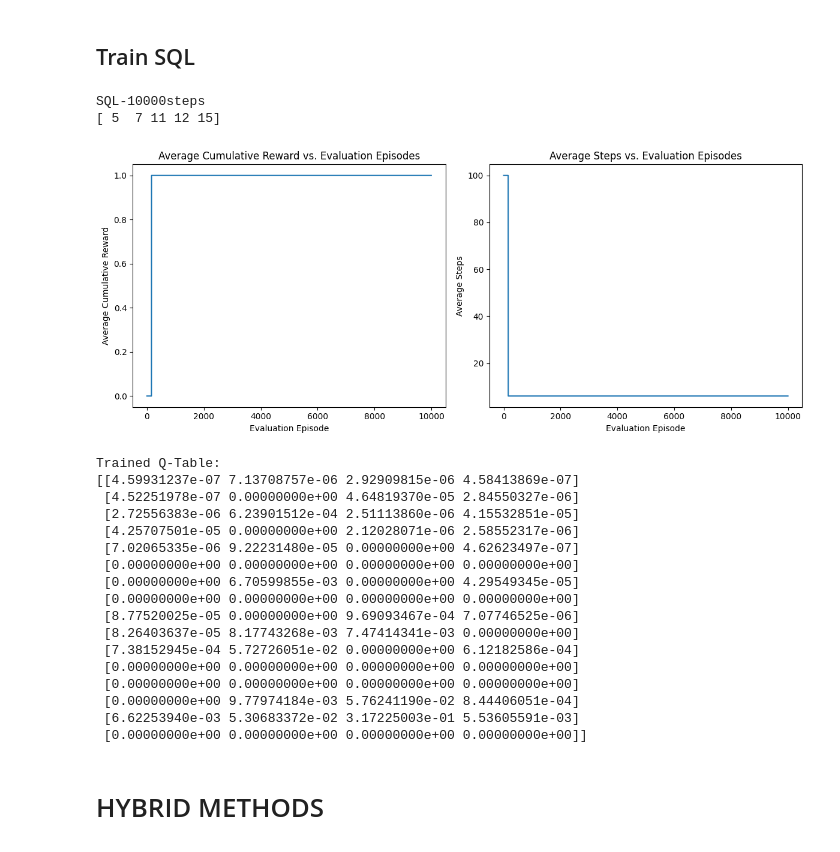
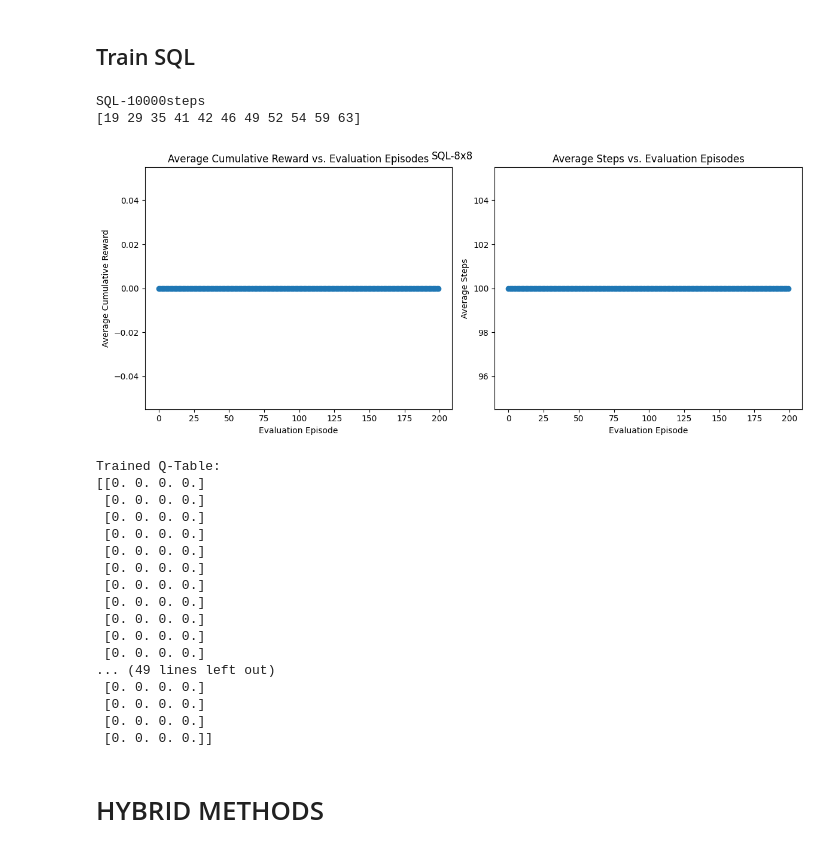
Before and after one commit to mahtabbm/RL_playground, a Jupyter notebook: frozenlake_variants.ipynb, the cells around one changed output. Saved outputs shown, nothing was run; the diff lists cells and outputs as text; code cells hidden in the pictures.

```diff
--- a/frozenlake_variants.ipynb
+++ b/frozenlake_variants.ipynb
@@ -190,7 +209,7 @@ def train_q_learing(
 # %%
 # Train the agent using Standard Q learning
-q_table, rewards, lengths = train_q_learing(env, episodes=10000, eval_episodes=1000, eval_every=1000)
-_plot_evaluation(rewards, lengths)
+q_table, rewards, lengths = train_q_learing(env, episodes=10000, eval_episodes=1, eval_every=50)
+_plot_evaluation(rewards, lengths, title="Q-learning FL8x8")
 print(q_table)
 # visualize_frozen_lake(q_table)
 # %% [output]
@@ -219,9 +241,9 @@ def train_double_q_learning(
     env: gym.Env,
     alpha: float = 0.1,
     gamma: float = 0.99,
-    initial_epsilon: float = 1.0,
-    min_epsilon: float = 0.1,
-    epsilon_decay: float = 0.995,
+    initial_epsilon: float = 0.999,
+    min_epsilon: float = 0.01,
+    epsilon_decay: float = 0.9999,
     episodes: int = 20000,
     eval_every: int = 100,
     eval_episodes: int = 20,
@@ -264,12 +286,12 @@ def train_double_q_learning(
     epsilon = initial_epsilon
     rewards, lengths = [], []
     env.reset(seed=1234)
-    max_steps = 99
+    max_steps = 1000
+    first = True
 
     for episode in range(episodes):
         state = env.reset()[0]
         done = False
-        truncated = False
         total_reward, steps = 0, 0
         broke = False
 
@@ -286,13 +308,16 @@ def train_double_q_learning(
                 q_table_a[state, action] += alpha * (
                     td_target - q_table_a[state, action]
                 )
+                if q_table_a[state, action]:
+                    print(q_table_a[state, action])
             else:
                 best_next_action = np.argmax(q_table_b[next_state, :])
                 td_target = reward + gamma * q_table_a[next_state, best_next_action]
                 q_table_b[state, action] += alpha * (
                     td_target - q_table_b[state, action]
                 )
-
+                if q_table_b[state, action]:
+                    print(q_table_b[state, action])
             total_reward += reward
             steps += 1
             state = next_state
@@ -305,6 +330,10 @@ def train_double_q_learning(
             avg_reward, avg_length = evaluate_policy(
                 env, q_table_a + q_table_b, eval_episodes
             )
+            if first and avg_reward:
+                first = False
+                print("The first episode reached to 1 is ", episode)
+                print("The length is ", avg_length)
             rewards.append(avg_reward)
             lengths.append(avg_length)
 
@@ -312,8 +341,8 @@ def train_double_q_learning(
     return q_table_a, q_table_b, rewards, lengths
 # %%
 # Train the agent using Double Q learning
-q_table_a, q_table_b, rewards, lengths = train_double_q_learning(env, episodes=10000, eval_episodes=1000, eval_every=1000)
-_plot_evaluation(rewards, lengths)
+q_table_a, q_table_b, rewards, lengths = train_double_q_learning(env, episodes=1000, eval_episodes=1, eval_every=100)
+_plot_evaluation(rewards, lengths, title="DQL-FL8x8")
 print(q_table_a)
 # visualize_frozen_lake_double(q_table_a, q_table_b)
 print("Trained Q-Table:")
@@ -379,6 +410,7 @@ def asynchronous_speedy_q_learning(
     frozen_lake_binary = np.array(( (lake_map != b'H') & (lake_map != b'G')).astype(int).flatten())
     # print(frozen_lake_binary)
     hole_indeces = np.where(frozen_lake_binary==0)[0]
+    first = True
     print(hole_indeces)
     while t <= total_time_steps:
         action = epsilon_greedy_policy(Q_k, state, epsilon)
@@ -398,8 +430,8 @@ def asynchronous_speedy_q_learning(
         Q_k_plus_1 = (1 - alpha) * Q_k[state, action] + alpha * (k * T_kQ_k - (k-1) * T_kQ_k_minus_1)
 
         # Update Q-table references
-        Q_k_minus_1 = Q_k
-        Q_k[state, action] = Q_k_plus_1
+        Q_k_minus_1 = np.copy(Q_k)
+        Q_k[state, action] = np.copy(Q_k_plus_1)
         total_reward += reward
         steps += 1
         # Move to next state
@@ -422,6 +454,10 @@ def asynchronous_speedy_q_learning(
             total_reward, steps = 0, 0
         if (t + 1) % eval_every == 0:
             avg_reward, avg_length = evaluate_policy(env, Q_k, eval_episodes)
+            if first and avg_reward:
+                first = False
+                print("The first total_time_steps reached to 1 is ", t)
+                print("The length is  ", avg_length)
             rewards.append(avg_reward)
             lengths.append(avg_length)
 
@@ -429,32 +465,32 @@ def asynchronous_speedy_q_learning(
 # %%
 # Train the agent using Speedy Q Learning
 print("SQL-10000steps")
-q_table, rewards, lengths = asynchronous_speedy_q_learning(env, total_time_steps=100000, eval_episodes=10, eval_every=10)
-_plot_evaluation(rewards, lengths)
+q_table, rewards, lengths = asynchronous_speedy_q_learning(env, total_time_steps=10000, eval_episodes=1, eval_every=50)
+_plot_evaluation(rewards, lengths, "SQL-8x8")
 # # visualize_frozen_lake(q_table)
 print("Trained Q-Table:")
 print(q_table)
 # %% [output]
 SQL-10000steps
-[ 5  7 11 12 15]
+[19 29 35 41 42 46 49 52 54 59 63]
-[figure, old version]
+[figure, new version]
 Trained Q-Table:
-[[4.59931237e-07 7.13708757e-06 2.92909815e-06 4.58413869e-07]
- [4.52251978e-07 0.00000000e+00 4.64819370e-05 2.84550327e-06]
- [2.72556383e-06 6.23901512e-04 2.51113860e-06 4.15532851e-05]
- [4.25707501e-05 0.00000000e+00 2.12028071e-06 2.58552317e-06]
- [7.02065335e-06 9.22231480e-05 0.00000000e+00 4.62623497e-07]
- [0.00000000e+00 0.00000000e+00 0.00000000e+00 0.00000000e+00]
- [0.00000000e+00 6.70599855e-03 0.00000000e+00 4.29549345e-05]
- [0.00000000e+00 0.00000000e+00 0.00000000e+00 0.00000000e+00]
- [8.77520025e-05 0.00000000e+00 9.69093467e-04 7.07746525e-06]
- [8.26403637e-05 8.17743268e-03 7.47414341e-03 0.00000000e+00]
- [7.38152945e-04 5.72726051e-02 0.00000000e+00 6.12182586e-04]
- [0.00000000e+00 0.00000000e+00 0.00000000e+00 0.00000000e+00]
- [0.00000000e+00 0.00000000e+00 0.00000000e+00 0.00000000e+00]
- [0.00000000e+00 9.77974184e-03 5.76241190e-02 8.44406051e-04]
- [6.62253940e-03 5.30683372e-02 3.17225003e-01 5.53605591e-03]
- [0.00000000e+00 0.00000000e+00 0.00000000e+00 0.00000000e+00]]
+[[0. 0. 0. 0.]
+ [0. 0. 0. 0.]
+ [0. 0. 0. 0.]
+ [0. 0. 0. 0.]
+ [0. 0. 0. 0.]
+ [0. 0. 0. 0.]
+ [0. 0. 0. 0.]
+ [0. 0. 0. 0.]
+ [0. 0. 0. 0.]
+ [0. 0. 0. 0.]
+ [0. 0. 0. 0.]
+... (49 lines left out)
+ [0. 0. 0. 0.]
+ [0. 0. 0. 0.]
+ [0. 0. 0. 0.]
+ [0. 0. 0. 0.]]
 # %% [markdown]
 # HYBRID METHODS
 # %%
```
Also changed, not shown: parts of 8 cells of this notebook, 1 other file.
